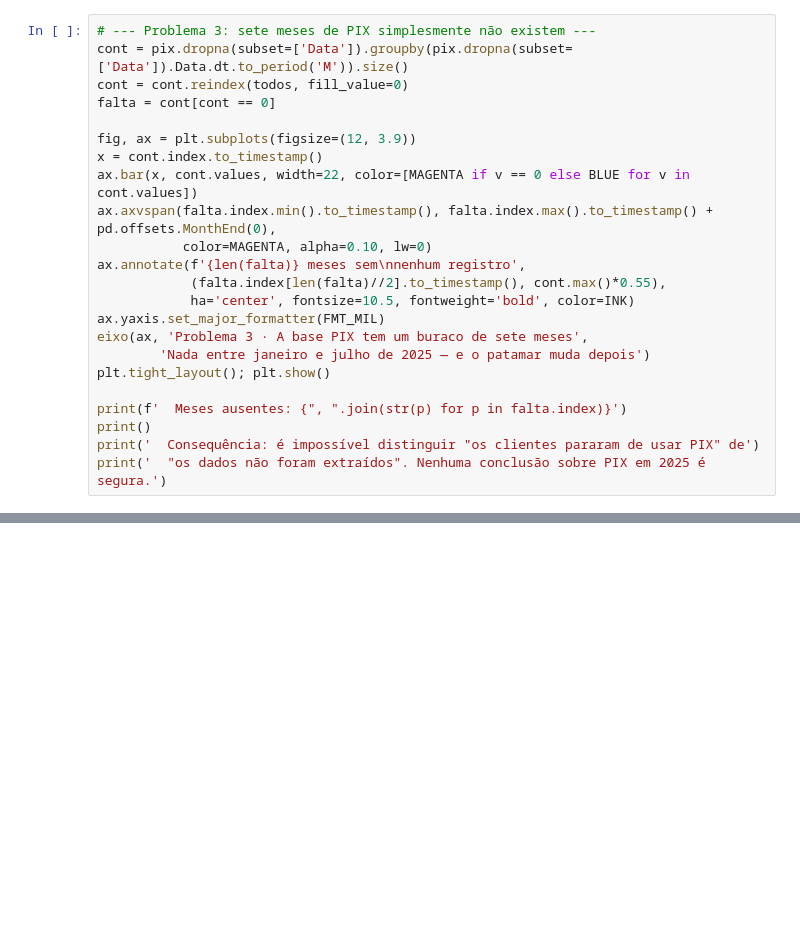
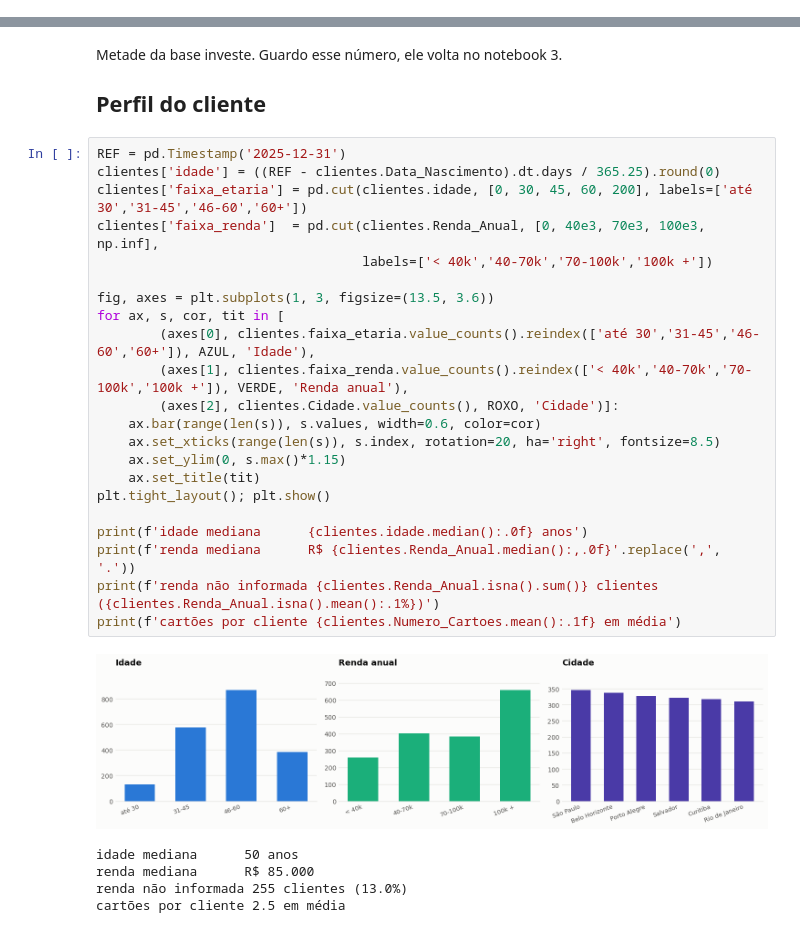
Before and after one commit to Kadayann/Master-Card-Challenge, a Jupyter notebook: 1_exploracao_inicial.ipynb, the cells around one changed output, grey strips where cells are left out. Saved outputs shown, nothing was run; the diff lists cells and outputs as text; blank space fills up the shorter version.

Commit message:
arrumei os notebooks

```diff
--- a/1_exploracao_inicial.ipynb
+++ b/1_exploracao_inicial.ipynb
@@ -367,23 +0,0 @@ print('  que nunca existiu. Por isso este notebook usa CONTAGEM, não valor.')
-# %%
-# --- Problema 3: sete meses de PIX simplesmente não existem ---
-cont = pix.dropna(subset=['Data']).groupby(pix.dropna(subset=['Data']).Data.dt.to_period('M')).size()
-cont = cont.reindex(todos, fill_value=0)
-falta = cont[cont == 0]
-
-fig, ax = plt.subplots(figsize=(12, 3.9))
-x = cont.index.to_timestamp()
-ax.bar(x, cont.values, width=22, color=[MAGENTA if v == 0 else BLUE for v in cont.values])
-ax.axvspan(falta.index.min().to_timestamp(), falta.index.max().to_timestamp() + pd.offsets.MonthEnd(0),
-           color=MAGENTA, alpha=0.10, lw=0)
-ax.annotate(f'{len(falta)} meses sem\nnenhum registro',
-            (falta.index[len(falta)//2].to_timestamp(), cont.max()*0.55),
-            ha='center', fontsize=10.5, fontweight='bold', color=INK)
-ax.yaxis.set_major_formatter(FMT_MIL)
-eixo(ax, 'Problema 3 · A base PIX tem um buraco de sete meses',
-        'Nada entre janeiro e julho de 2025 — e o patamar muda depois')
-plt.tight_layout(); plt.show()
-
-print(f'  Meses ausentes: {", ".join(str(p) for p in falta.index)}')
-print()
-print('  Consequência: é impossível distinguir "os clientes pararam de usar PIX" de')
-print('  "os dados não foram extraídos". Nenhuma conclusão sobre PIX em 2025 é segura.')
@@ -427,0 +131,32 @@ problemas de dados encontrados aqui.
+# %% [markdown]
+Metade da base investe. Guardo esse número, ele volta no notebook 3.
+
+## Perfil do cliente
+# %%
+REF = pd.Timestamp('2025-12-31')
+clientes['idade'] = ((REF - clientes.Data_Nascimento).dt.days / 365.25).round(0)
+clientes['faixa_etaria'] = pd.cut(clientes.idade, [0, 30, 45, 60, 200], labels=['até 30','31-45','46-60','60+'])
+clientes['faixa_renda']  = pd.cut(clientes.Renda_Anual, [0, 40e3, 70e3, 100e3, np.inf],
+                                  labels=['< 40k','40-70k','70-100k','100k +'])
+
+fig, axes = plt.subplots(1, 3, figsize=(13.5, 3.6))
+for ax, s, cor, tit in [
+        (axes[0], clientes.faixa_etaria.value_counts().reindex(['até 30','31-45','46-60','60+']), AZUL, 'Idade'),
+        (axes[1], clientes.faixa_renda.value_counts().reindex(['< 40k','40-70k','70-100k','100k +']), VERDE, 'Renda anual'),
+        (axes[2], clientes.Cidade.value_counts(), ROXO, 'Cidade')]:
+    ax.bar(range(len(s)), s.values, width=0.6, color=cor)
+    ax.set_xticks(range(len(s)), s.index, rotation=20, ha='right', fontsize=8.5)
+    ax.set_ylim(0, s.max()*1.15)
+    ax.set_title(tit)
+plt.tight_layout(); plt.show()
+
+print(f'idade mediana      {clientes.idade.median():.0f} anos')
+print(f'renda mediana      R$ {clientes.Renda_Anual.median():,.0f}'.replace(',', '.'))
+print(f'renda não informada {clientes.Renda_Anual.isna().sum()} clientes ({clientes.Renda_Anual.isna().mean():.1%})')
+print(f'cartões por cliente {clientes.Numero_Cartoes.mean():.1f} em média')
+# %% [output]
+[figure, added]
+idade mediana      50 anos
+renda mediana      R$ 85.000
+renda não informada 255 clientes (13.0%)
+cartões por cliente 2.5 em média
```
Also changed, not shown: parts of 37 cells of this notebook, 2 other files.
